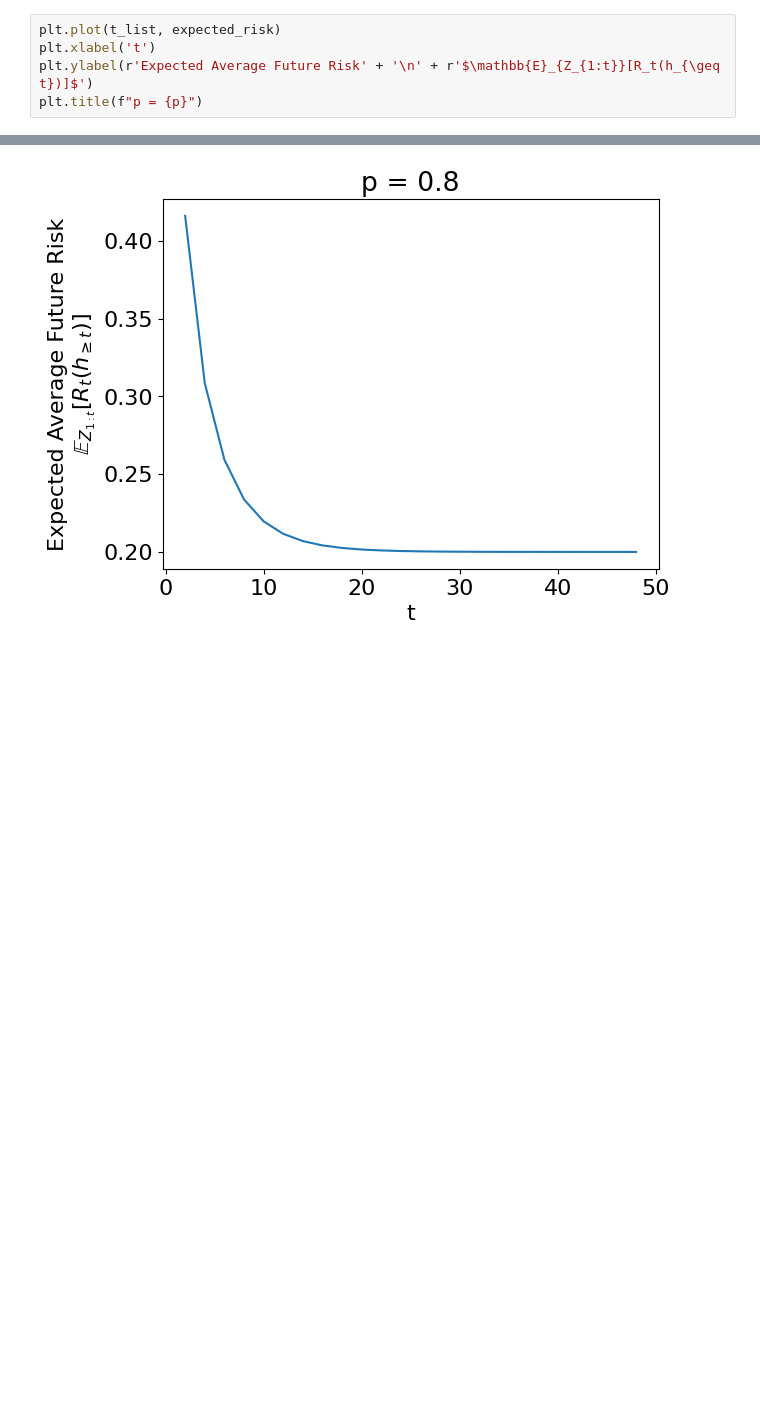
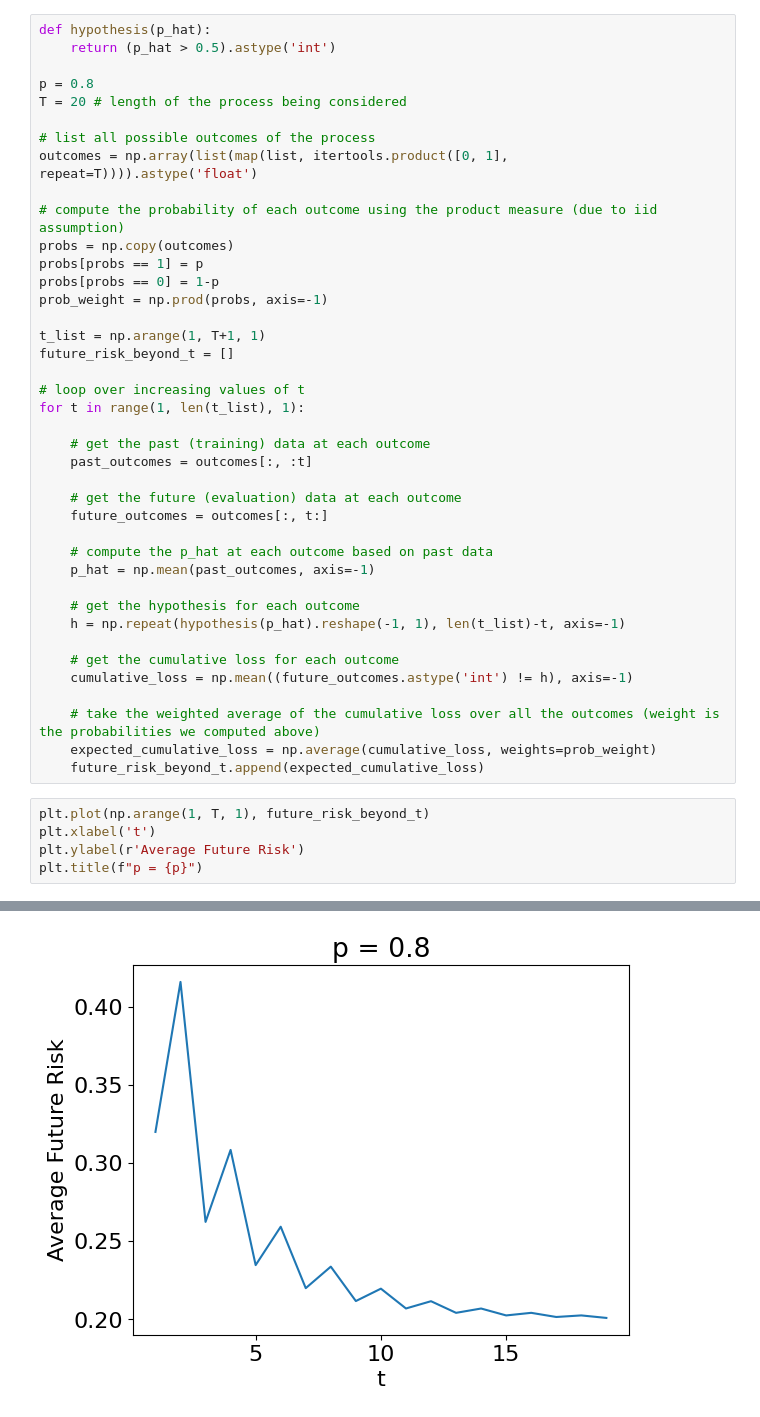
Before and after one commit to YuxinB/ProL, a Jupyter notebook: notebooks/6-four-cases-of-PL.ipynb, the cells around one changed output, grey strips where cells are left out. Drawn from its saved outputs; the diff is of its cells as text; blank space fills up the shorter version.

```diff
--- a/notebooks/6-four-cases-of-PL.ipynb
+++ b/notebooks/6-four-cases-of-PL.ipynb
@@ -22,8 +286,48 @@ expected_risk = [(1-p)*(1 - binomial_cdf(t, p, 0.5*t)) + p*binomial_cdf(t, p, 0.
+# %%
+def hypothesis(p_hat):
+    return (p_hat > 0.5).astype('int')
+
+p = 0.8
+T = 20 # length of the process being considered
+
+# list all possible outcomes of the process
+outcomes = np.array(list(map(list, itertools.product([0, 1], repeat=T)))).astype('float')
+
+# compute the probability of each outcome using the product measure (due to iid assumption)
+probs = np.copy(outcomes)
+probs[probs == 1] = p
+probs[probs == 0] = 1-p
+prob_weight = np.prod(probs, axis=-1)
+
+t_list = np.arange(1, T+1, 1)
+future_risk_beyond_t = []
+
+# loop over increasing values of t
+for t in range(1, len(t_list), 1):
+
+    # get the past (training) data at each outcome
+    past_outcomes = outcomes[:, :t]
+
+    # get the future (evaluation) data at each outcome
+    future_outcomes = outcomes[:, t:]
+
+    # compute the p_hat at each outcome based on past data
+    p_hat = np.mean(past_outcomes, axis=-1)
+
+    # get the hypothesis for each outcome
+    h = np.repeat(hypothesis(p_hat).reshape(-1, 1), len(t_list)-t, axis=-1)
+
+    # get the cumulative loss for each outcome
+    cumulative_loss = np.mean((future_outcomes.astype('int') != h), axis=-1)
+
+    # take the weighted average of the cumulative loss over all the outcomes (weight is the probabilities we computed above)
+    expected_cumulative_loss = np.average(cumulative_loss, weights=prob_weight)
+    future_risk_beyond_t.append(expected_cumulative_loss)
 # %%
-plt.plot(t_list, expected_risk)
+plt.plot(np.arange(1, T, 1), future_risk_beyond_t)
 plt.xlabel('t')
-plt.ylabel(r'Expected Average Future Risk' + '\n' + r'$\mathbb{E}_{Z_{1:t}}[R_t(h_{\geq t})]$')
+plt.ylabel(r'Average Future Risk')
 plt.title(f"p = {p}")
 # %% [output]
 Text(0.5, 1.0, 'p = 0.8')
-[figure, old version]
+[figure, new version]
```
Also changed, not shown: parts of 21 cells of this notebook.
